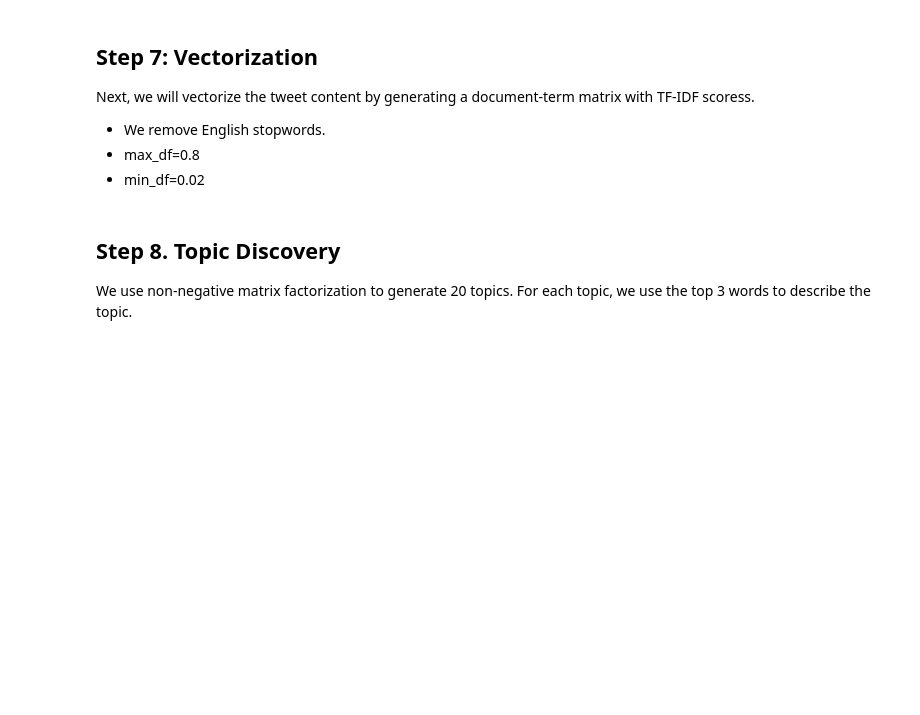
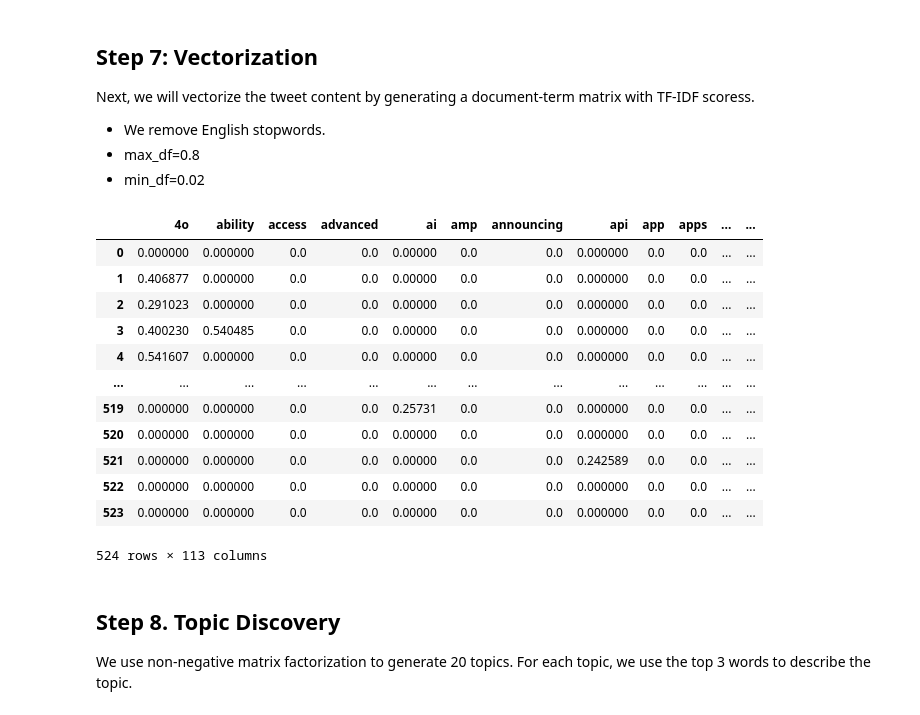
Before and after one commit to bobaboiz0127/bobaboiz0127.github.io, a Jupyter notebook: Week3/ITOM6219-HW3.ipynb, the cells around one changed output. Saved outputs shown, nothing was run; the diff lists cells and outputs as text; code cells hidden in the pictures; blank space fills up the shorter version.

```diff
--- a/Week3/ITOM6219-HW3.ipynb
+++ b/Week3/ITOM6219-HW3.ipynb
@@ -258,4 +375,23 @@ import pandas as pd
 # 💡 Hint: See class notebook Section 3.2 "Data Exploration" – np.log1p() and px.line() example
 #         Use pd.to_datetime() to convert 'created_at' first (class notebook Section 3 data cleaning)
 #         Add a 'company' label column so you can use color='company' in px.line()
-### Write your code here
+tweets_openAI['created_at'] = pd.to_datetime(tweets_openAI['created_at'])
+tweets_nvidia['created_at'] = pd.to_datetime(tweets_nvidia['created_at'])
+
+openai_plot = tweets_openAI.copy()
+nvidia_plot = tweets_nvidia.copy()
+
+openai_plot['company'] = 'OpenAI'
+nvidia_plot['company'] = 'Nvidia'
+
+plot_impressions = pd.concat([openai_plot, nvidia_plot], ignore_index=True)
+plot_impressions['log_impression_plus_1'] = np.log1p(plot_impressions['public_metrics.impression_count'])
+
+fig = px.line(
+    plot_impressions.sort_values('created_at'),
+    x='created_at',
+    y='log_impression_plus_1',
+    color='company',
+    title='log(Impressions + 1) Over Time: OpenAI vs Nvidia'
+)
+fig.show()
@@ -276,17 +426,39 @@ Next, we will vectorize the tweet content by generating a document-term matrix w
 - min_df=0.02
 # %%
 from sklearn.feature_extraction.text import TfidfVectorizer
+from sklearn.decomposition import NMF
+import pandas as pd
+import numpy as np
+import pingouin as pg
 
 # 💡 Hint: See class notebook Section 3.3 "Vectorization" – the TfidfVectorizer block
 #         Here: stop_words='english', max_df=0.8, min_df=0.02
 #         Run on tweets_openAI first; repeat for tweets_nvidia in Steps 9 & 10
+docs_openAI = tweets_openAI['text'].fillna('')
 
-docs = tweets_openAI['text']
-tfidf_vectorizer = ## Please Type Your Code Here.
-tfidf = ## Please Type Your Code Here.
+tfidf_vectorizer_openAI = TfidfVectorizer(
+    stop_words='english',
+    max_df=0.8,
+    min_df=0.02
+)
+tfidf_openAI = tfidf_vectorizer_openAI.fit_transform(docs_openAI)
 
-tfidf_df = ## Please Type Your Code Here.
-tfidf_df
+tfidf_openAI = pd.DataFrame(tfidf.toarray(), columns=tfidf_vectorizer.get_feature_names_out())
+tfidf_openAI
+# %% [output]
+|  | 4o | ability | access | advanced | ai | amp | announcing | api | app | apps | ... | ... |
+| 0 | 0.000000 | 0.000000 | 0.0 | 0.0 | 0.00000 | 0.0 | 0.0 | 0.000000 | 0.0 | 0.0 | ... | ... |
+| 1 | 0.406877 | 0.000000 | 0.0 | 0.0 | 0.00000 | 0.0 | 0.0 | 0.000000 | 0.0 | 0.0 | ... | ... |
+| 2 | 0.291023 | 0.000000 | 0.0 | 0.0 | 0.00000 | 0.0 | 0.0 | 0.000000 | 0.0 | 0.0 | ... | ... |
+| 3 | 0.400230 | 0.540485 | 0.0 | 0.0 | 0.00000 | 0.0 | 0.0 | 0.000000 | 0.0 | 0.0 | ... | ... |
+| 4 | 0.541607 | 0.000000 | 0.0 | 0.0 | 0.00000 | 0.0 | 0.0 | 0.000000 | 0.0 | 0.0 | ... | ... |
+| ... | ... | ... | ... | ... | ... | ... | ... | ... | ... | ... | ... | ... |
+| 519 | 0.000000 | 0.000000 | 0.0 | 0.0 | 0.25731 | 0.0 | 0.0 | 0.000000 | 0.0 | 0.0 | ... | ... |
+| 520 | 0.000000 | 0.000000 | 0.0 | 0.0 | 0.00000 | 0.0 | 0.0 | 0.000000 | 0.0 | 0.0 | ... | ... |
+| 521 | 0.000000 | 0.000000 | 0.0 | 0.0 | 0.00000 | 0.0 | 0.0 | 0.242589 | 0.0 | 0.0 | ... | ... |
+| 522 | 0.000000 | 0.000000 | 0.0 | 0.0 | 0.00000 | 0.0 | 0.0 | 0.000000 | 0.0 | 0.0 | ... | ... |
+| 523 | 0.000000 | 0.000000 | 0.0 | 0.0 | 0.00000 | 0.0 | 0.0 | 0.000000 | 0.0 | 0.0 | ... | ... |
+524 rows × 113 columns
 # %% [markdown]
 ## Step 8. Topic Discovery
 We use non-negative matrix factorization to generate 20 topics.
```
Also changed, not shown: parts of 24 cells of this notebook.
